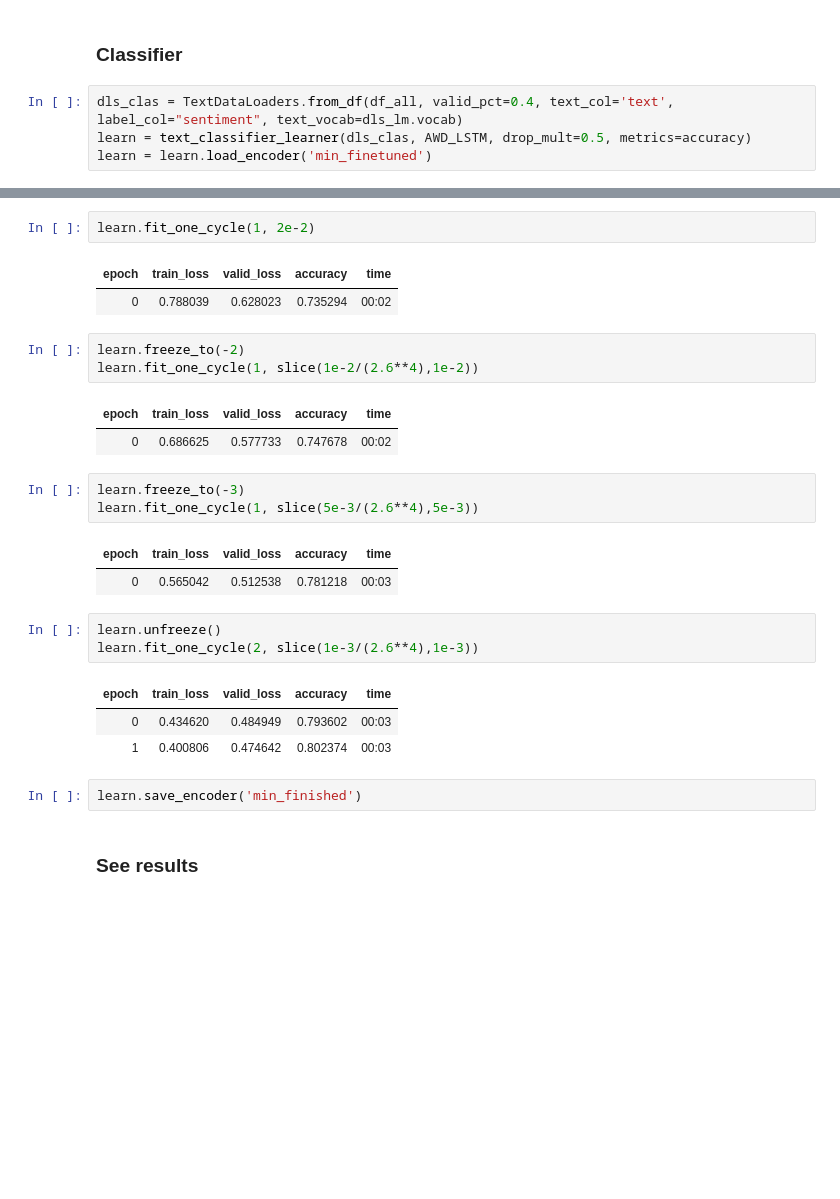
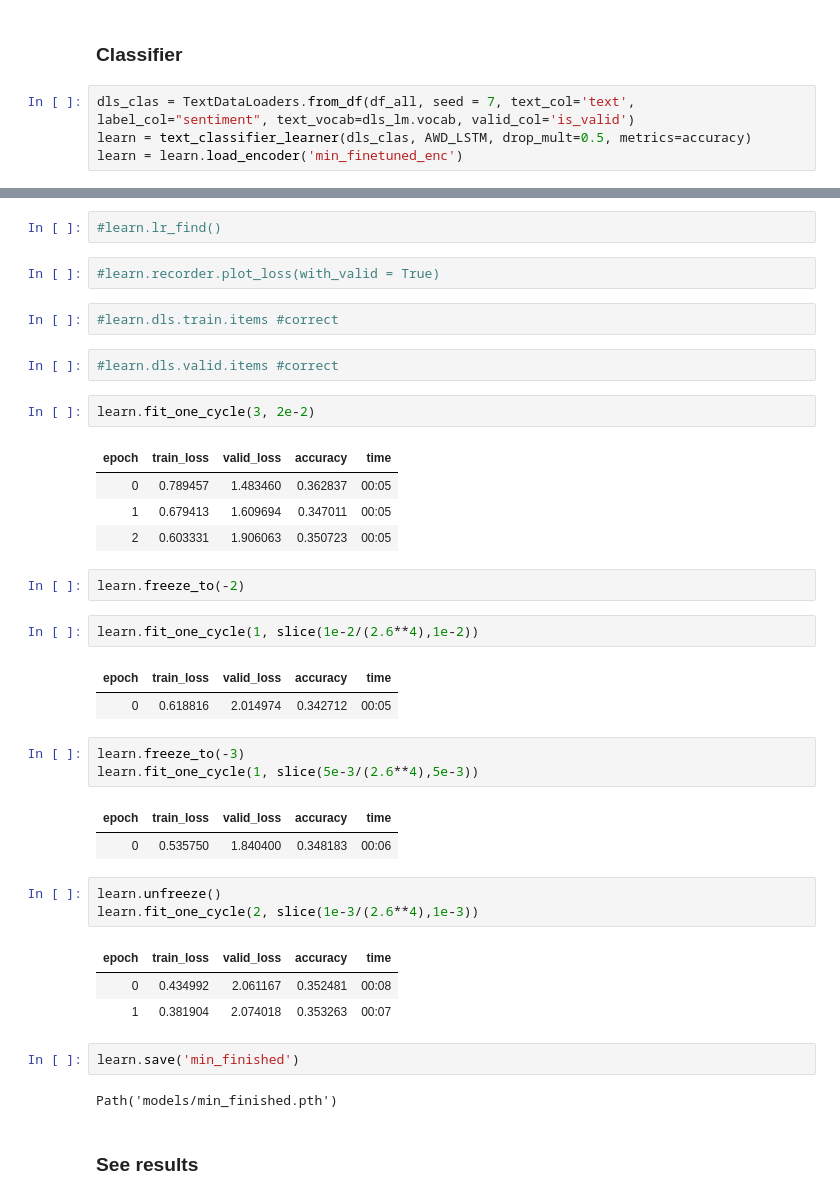
Before and after one commit to Darth-Carrotpie/EconIncentive, a Jupyter notebook: EconIncentive_Minimal.ipynb, the cells around one changed output, grey strips where cells are left out. Drawn from its saved outputs; the diff is of its cells as text; blank space fills up the shorter version.

```diff
--- a/EconIncentive_Minimal.ipynb
+++ b/EconIncentive_Minimal.ipynb
@@ -71,37 +75,50 @@ The sales were expected to increase from the corresponding period in . The compa
 # %% [markdown]
 ### Classifier
 # %%
-dls_clas = TextDataLoaders.from_df(df_all, valid_pct=0.4, text_col='text', label_col="sentiment", text_vocab=dls_lm.vocab)
+dls_clas = TextDataLoaders.from_df(df_all, seed = 7, text_col='text', label_col="sentiment", text_vocab=dls_lm.vocab, valid_col='is_valid')
 learn = text_classifier_learner(dls_clas, AWD_LSTM, drop_mult=0.5, metrics=accuracy)
-learn = learn.load_encoder('min_finetuned')
+learn = learn.load_encoder('min_finetuned_enc')
 # %% [output]
 [interactive output not drawn]
+# %%
+#learn.lr_find()
+# %%
+#learn.recorder.plot_loss(with_valid = True)
+# %%
+#learn.dls.train.items #correct
+# %%
+#learn.dls.valid.items #correct
 # %%
-learn.fit_one_cycle(1, 2e-2)
+learn.fit_one_cycle(3, 2e-2)
 # %% [output]
 | epoch | train_loss | valid_loss | accuracy | time |
-| 0 | 0.788039 | 0.628023 | 0.735294 | 00:02 |
+| 0 | 0.789457 | 1.483460 | 0.362837 | 00:05 |
+| 1 | 0.679413 | 1.609694 | 0.347011 | 00:05 |
+| 2 | 0.603331 | 1.906063 | 0.350723 | 00:05 |
 # %%
 learn.freeze_to(-2)
-learn.fit_one_cycle(1, slice(1e-2/(2.6**4),1e-2))
-# %% [output]
-| epoch | train_loss | valid_loss | accuracy | time |
-| 0 | 0.686625 | 0.577733 | 0.747678 | 00:02 |
+# %%
+learn.fit_one_cycle(1, slice(1e-2/(2.6**4),1e-2))
+# %% [output]
+| epoch | train_loss | valid_loss | accuracy | time |
+| 0 | 0.618816 | 2.014974 | 0.342712 | 00:05 |
 # %%
 learn.freeze_to(-3)
 learn.fit_one_cycle(1, slice(5e-3/(2.6**4),5e-3))
 # %% [output]
 | epoch | train_loss | valid_loss | accuracy | time |
-| 0 | 0.565042 | 0.512538 | 0.781218 | 00:03 |
+| 0 | 0.535750 | 1.840400 | 0.348183 | 00:06 |
 # %%
 learn.unfreeze()
 learn.fit_one_cycle(2, slice(1e-3/(2.6**4),1e-3))
 # %% [output]
 | epoch | train_loss | valid_loss | accuracy | time |
-| 0 | 0.434620 | 0.484949 | 0.793602 | 00:03 |
-| 1 | 0.400806 | 0.474642 | 0.802374 | 00:03 |
+| 0 | 0.434992 | 2.061167 | 0.352481 | 00:08 |
+| 1 | 0.381904 | 2.074018 | 0.353263 | 00:07 |
 # %%
-learn.save_encoder('min_finished')
+learn.save('min_finished')
+# %% [output]
+Path('models/min_finished.pth')
 # %% [markdown]
 ### See results
 # %%
```
Also changed, not shown: parts of 22 cells of this notebook, 5 other files.
